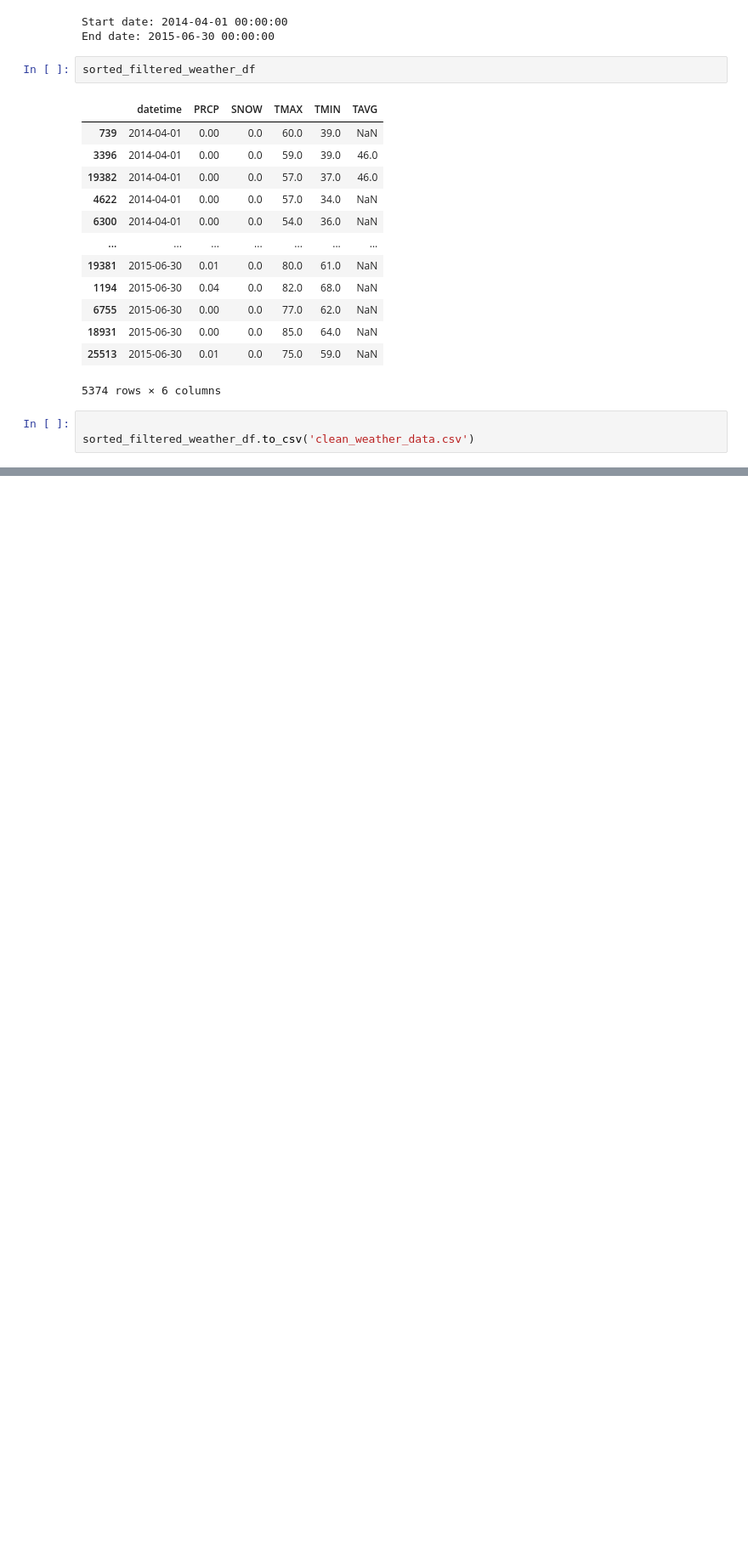
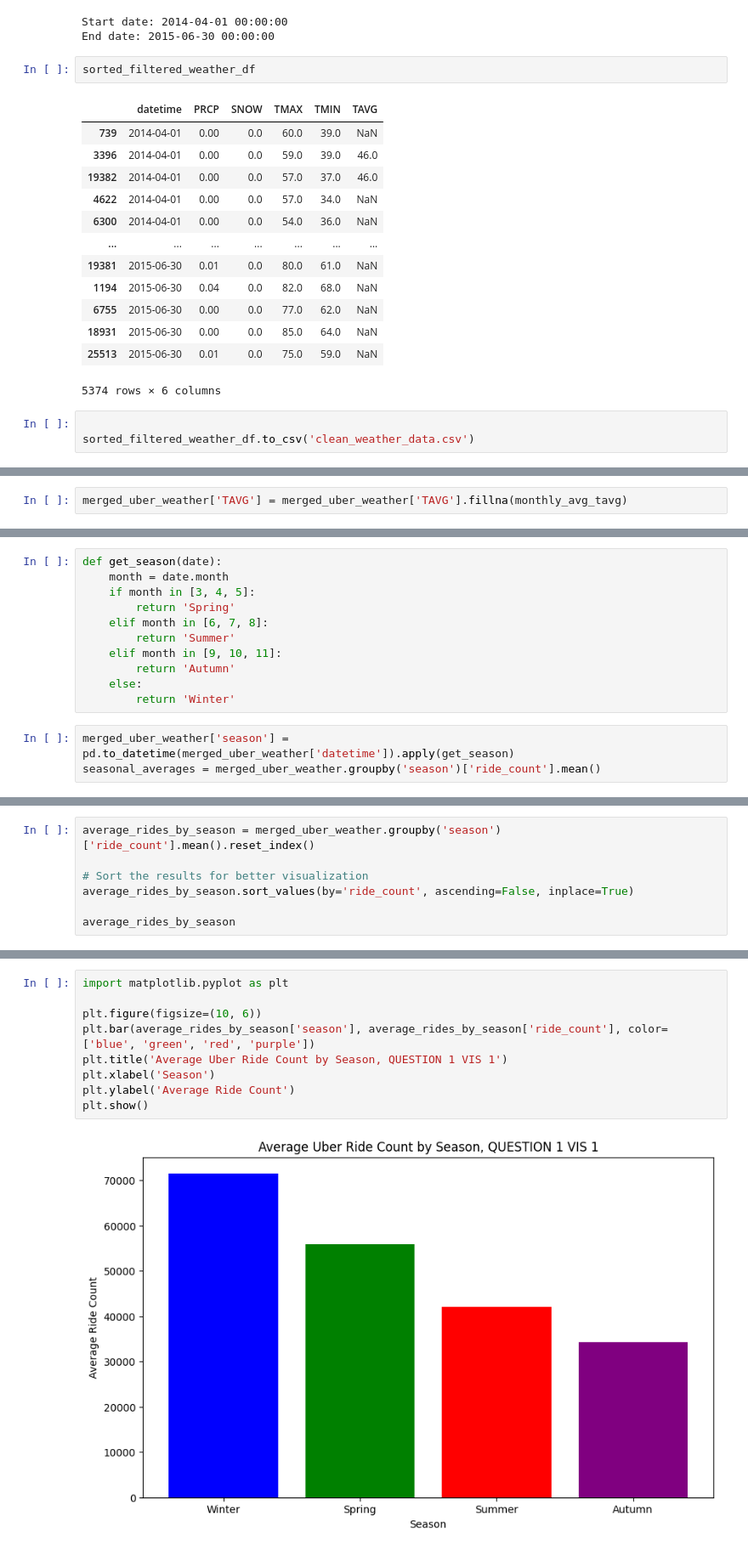
Before and after one commit to nikiconluxury/project-1-module-9, a Jupyter notebook: submit_project_1_m_9.ipynb, the cells around one changed output, grey strips where cells are left out. Shown: that part at 85% size. Drawn from its saved outputs; the diff is of its cells as text; blank space fills up the shorter version.

Commit message:
merged_data_for_analysis

```diff
--- a/submit_project_1_m_9.ipynb
+++ b/submit_project_1_m_9.ipynb
@@ -538,0 +601,2 @@ sorted_filtered_weather_df.to_csv('clean_weather_data.csv')
+# %%
+merged_uber_weather['TAVG'] = merged_uber_weather['TAVG'].fillna(monthly_avg_tavg)
@@ -538,0 +625,14 @@ sorted_filtered_weather_df.to_csv('clean_weather_data.csv')
+# %%
+def get_season(date):
+    month = date.month
+    if month in [3, 4, 5]:
+        return 'Spring'
+    elif month in [6, 7, 8]:
+        return 'Summer'
+    elif month in [9, 10, 11]:
+        return 'Autumn'
+    else:
+        return 'Winter'
+# %%
+merged_uber_weather['season'] = pd.to_datetime(merged_uber_weather['datetime']).apply(get_season)
+seasonal_averages = merged_uber_weather.groupby('season')['ride_count'].mean()
@@ -538,0 +648,7 @@ sorted_filtered_weather_df.to_csv('clean_weather_data.csv')
+# %%
+average_rides_by_season = merged_uber_weather.groupby('season')['ride_count'].mean().reset_index()
+
+# Sort the results for better visualization
+average_rides_by_season.sort_values(by='ride_count', ascending=False, inplace=True)
+
+average_rides_by_season
@@ -538,0 +681,11 @@ sorted_filtered_weather_df.to_csv('clean_weather_data.csv')
+# %%
+import matplotlib.pyplot as plt
+
+plt.figure(figsize=(10, 6))
+plt.bar(average_rides_by_season['season'], average_rides_by_season['ride_count'], color=['blue', 'green', 'red', 'purple'])
+plt.title('Average Uber Ride Count by Season, QUESTION 1 VIS 1')
+plt.xlabel('Season')
+plt.ylabel('Average Ride Count')
+plt.show()
+# %% [output]
+[figure, added]
```
Also changed, not shown: parts of 26 cells of this notebook, 2 other files.
